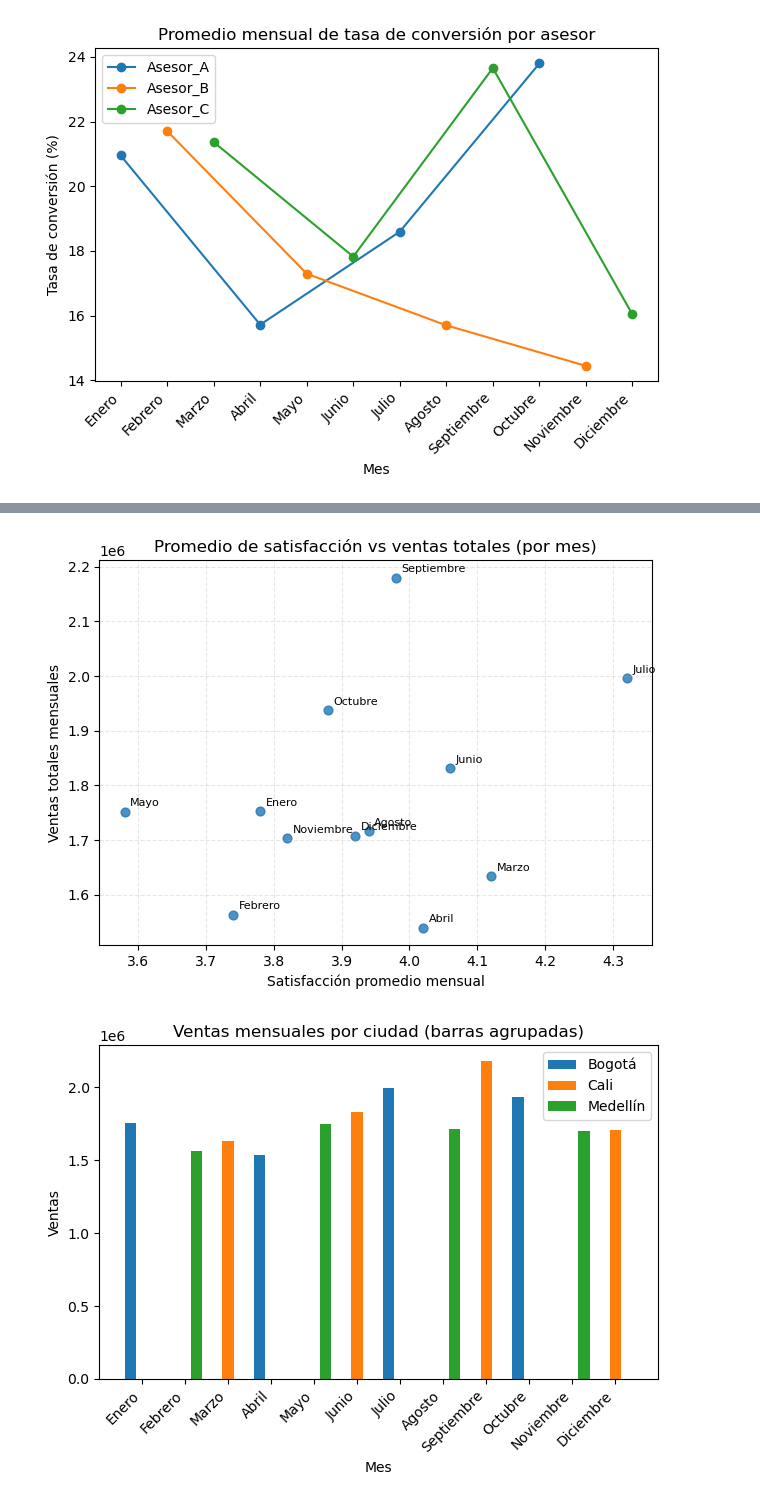
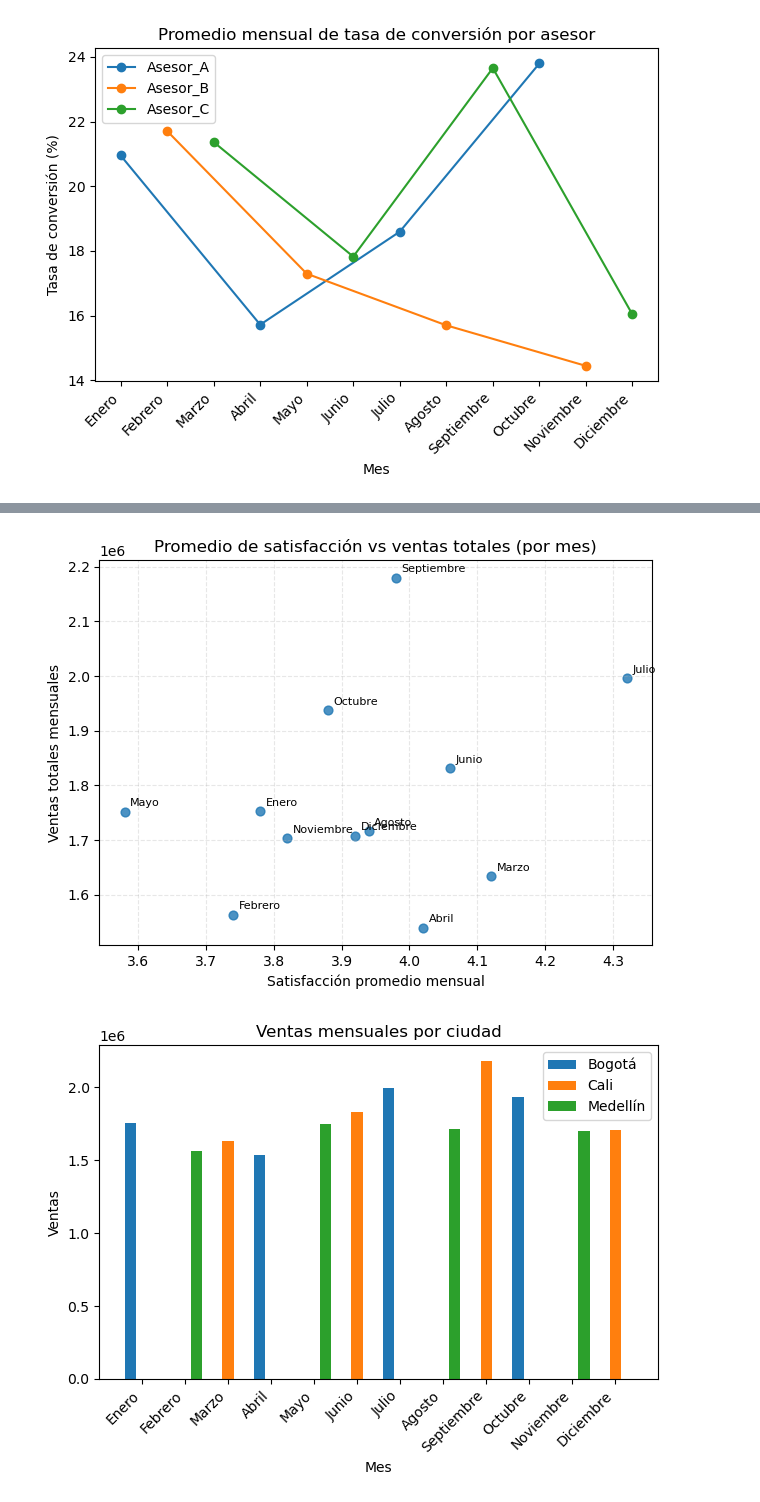
Before and after one commit to andrescampo123/Bioestadistica, a Jupyter notebook: Bioestadistica.ipynb, the cells around one changed output, grey strips where cells are left out. Drawn from its saved outputs; the diff is of its cells as text; code cells hidden in the pictures.

```diff
--- a/Bioestadistica.ipynb
+++ b/Bioestadistica.ipynb
@@ -201,6 +244,6 @@ plt.tight_layout(); plt.show()
 # %%
 # 6) Gráficos adicionales. Tarea f
-# i) Ciclograma (polar) de ventas mensuales por asesor
+# i) Ciclograma de ventas mensuales por asesor
 angles = np.linspace(0, 2*np.pi, 12, endpoint=False)
 ventas_mes_asesor = (data
                      .groupby(["Asesor","mes_num"], as_index=False)[COL_VENTAS]
@@ -221,9 +264,8 @@ ax.legend(loc="upper right", bbox_to_anchor=(1.2, 1.1))
 plt.tight_layout(); plt.show()
 
 # ii) Dispersión satisfacción vs ventas
-# Dispersión satisfacción vs ventas
 # Asegura numérico y filtra filas válidas para evitar error con matplot
-COL_SAT = "satisfaccion"  # ajusta al nombre real de tu columna
+COL_SAT = "satisfaccion"  # nombre de la columna
 data[COL_SAT] = pd.to_numeric(data[COL_SAT], errors="coerce")
 mask = data[[COL_SAT, COL_VENTAS]].notna().all(axis=1)
 df_scatter = data.loc[mask, [COL_SAT, COL_VENTAS]]
@@ -258,38 +300,46 @@ plt.show()
 
 # iii) Barras agrupadas: ventas mensuales por ciudad
 pv = (
     data.groupby(["Ciudad", "mes_num"], as_index=False)[COL_VENTAS]
         .sum()
         .pivot(index="mes_num", columns="Ciudad", values=COL_VENTAS)
         .sort_index()
         .fillna(0.0)
 )
 
+# Gráfico de barras agrupadas
 plt.figure()
 idx = np.arange(len(pv.index))                  # posiciones por mes
 n_series = max(1, pv.shape[1])                  # número de ciudades
 width = 0.8 / n_series                          # ancho dinámico por barra
 
 for i, ciudad in enumerate(pv.columns):
-    plt.bar(idx + i*width, pv[ciudad].to_numpy(),
-            width=width, label=str(ciudad))
+    y = pd.to_numeric(pv[ciudad], errors="coerce").fillna(0.0).to_numpy()
+    plt.bar(idx + i*width, y, width=width, label=str(ciudad))
 
-# etiquetar eje X con nombres de mes centrados
 plt.xticks(idx + (n_series-1)*width/2,
            [MES_NOMBRES.get(m, str(m)) for m in pv.index],
            rotation=45, ha="right")
 
-plt.title("Ventas mensuales por ciudad (barras agrupadas)")
+plt.title("Ventas mensuales por ciudad")
 plt.xlabel("Mes")
 plt.ylabel("Ventas")
 plt.legend(loc="best")
 plt.tight_layout()
 plt.show()
+
+# Tabla plana para exportar (mismo bloque)
+Ventas_mensuales_por_ciudad = (
+    pv.reset_index()
+      .rename(columns={"mes_num": "Mes"})
+      .assign(Mes_nombre=lambda d: d["Mes"].map(MES_NOMBRES))
+      .loc[:, ["Mes", "Mes_nombre"] + list(pv.columns)]
+)
 # %% [output]
 [figure]
 [figure]
 [figure]
-[figure, old version]
+[figure, new version]
 # %%
 # 7) Dos cálculos adicionales (descriptiva). Tarea G
 # A) Ventas promedio por visitas (promedio mensual) correlacion positiva leve 0.3018
```
Also changed, not shown: parts of 7 cells of this notebook, 1 other file.
